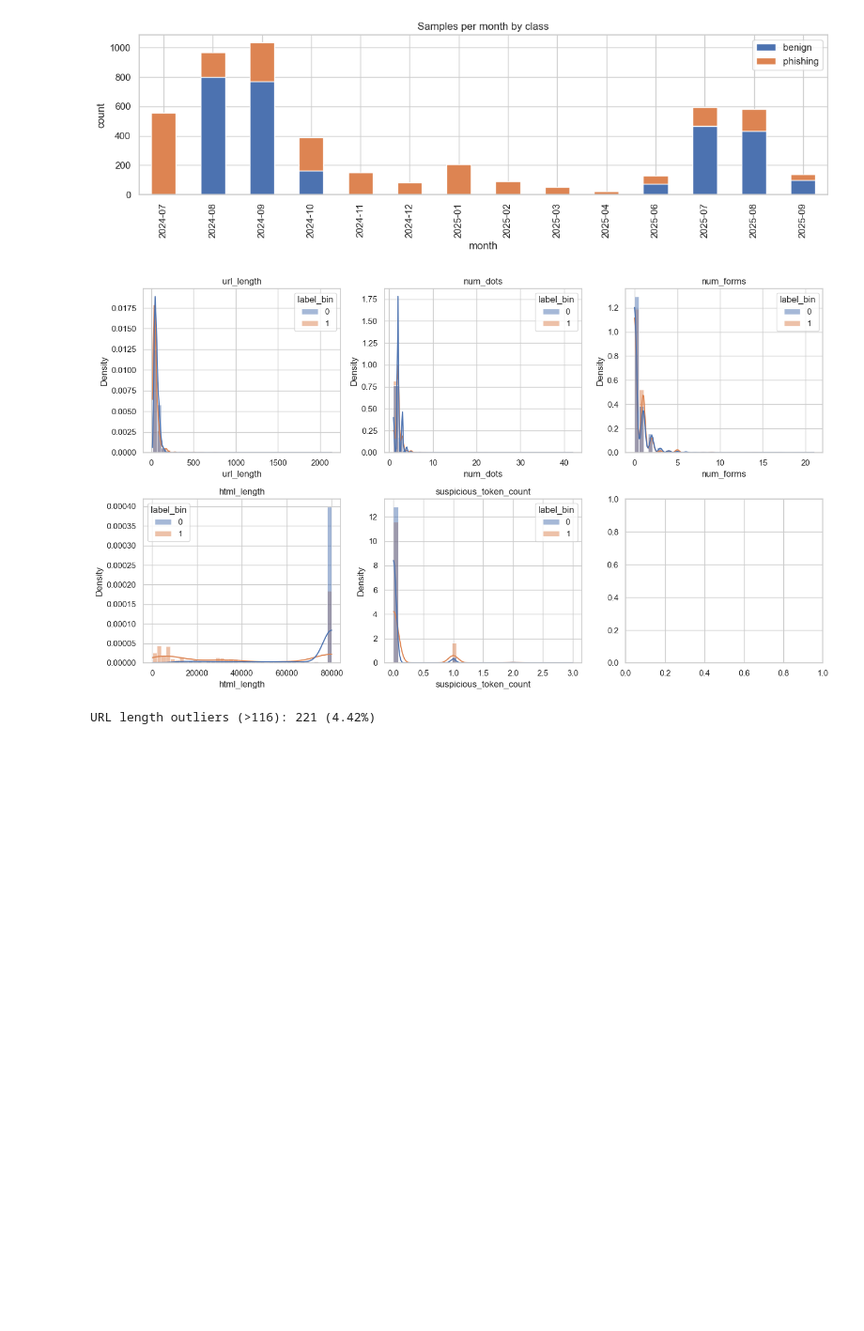
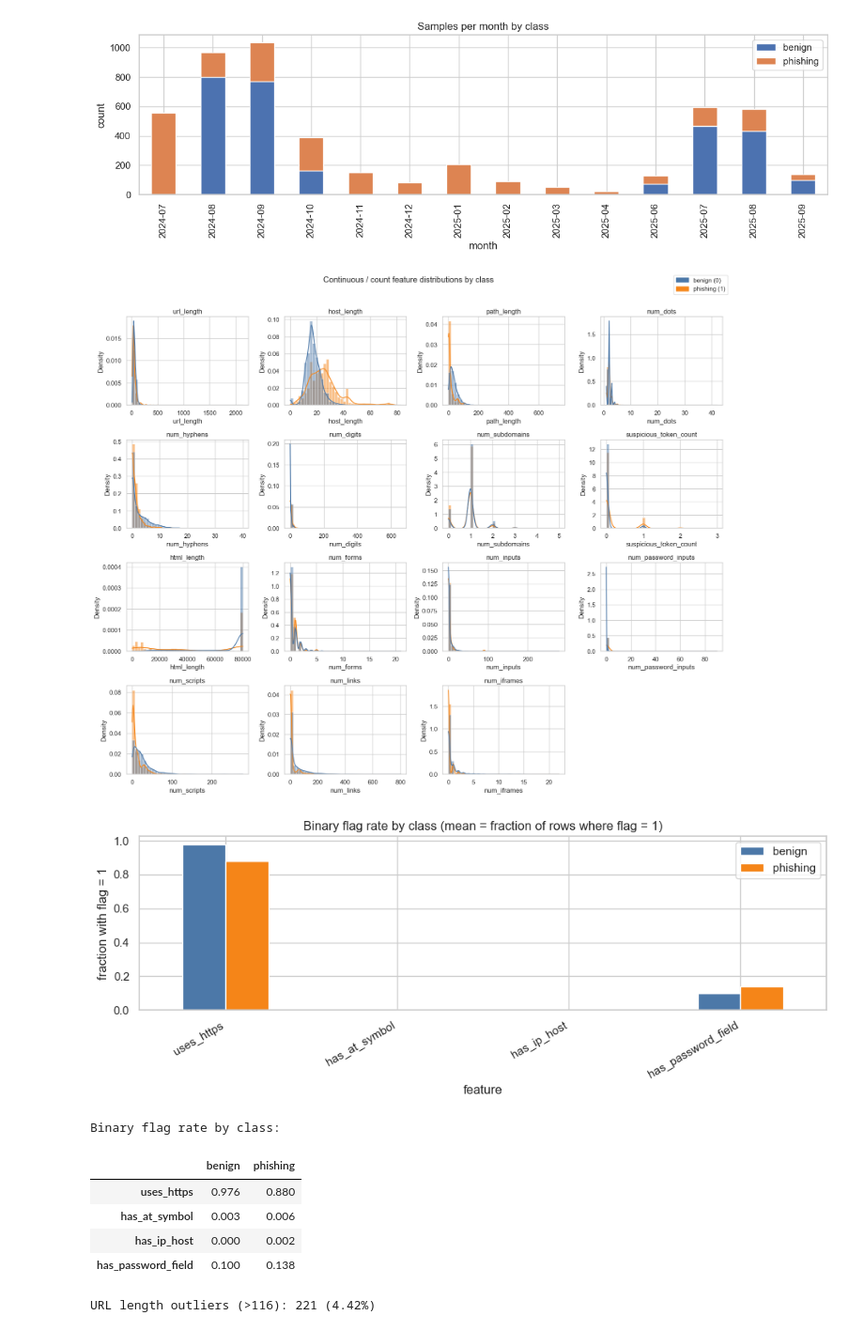
Before and after one commit to ayakhawalid/Data-Science-in-Cyber-Final-Project, a Jupyter notebook: notebooks/phreshphish_analysis.ipynb, the cells around one changed output. Shown at 94% size. Saved outputs shown, nothing was run; the diff lists cells and outputs as text; code cells hidden in the pictures; blank space fills up the shorter version.

```diff
--- a/notebooks/phreshphish_analysis.ipynb
+++ b/notebooks/phreshphish_analysis.ipynb
@@ -363,20 +360,56 @@ else:
 # %% [output]
 [figure]
 # %%
-# Feature distributions by class
-plot_features = ["url_length", "num_dots", "num_forms", "html_length", "suspicious_token_count"]
+# Feature distributions by class: continuous features as histograms,
+# binary 0/1 flags shown separately as per-class rates (a histogram of a flag is uninformative).
+feature_cols = [c for c in eda_df.columns if c != "label_bin"]
+binary_cols = [c for c in feature_cols if eda_df[c].nunique() <= 2]
+continuous_cols = [c for c in feature_cols if c not in binary_cols]
 
-fig, axes = plt.subplots(2, 3, figsize=(14, 8))
+# --- Continuous / count features: density histograms by class ---
+# Fixed palette so colours are unambiguous: blue = benign (0), orange = phishing (1).
+from matplotlib.patches import Patch
+
+class_palette = {0: "#4C78A8", 1: "#F58518"}
+n_cont = len(continuous_cols)
+ncols = 4
+nrows = int(np.ceil(n_cont / ncols))
+fig, axes = plt.subplots(nrows, ncols, figsize=(4 * ncols, 3.2 * nrows))
 axes = axes.ravel()
-
-for ax, feat in zip(axes, plot_features):
-    sns.histplot(data=eda_df, x=feat, hue="label_bin", bins=40, stat="density", common_norm=False, ax=ax, kde=True)
+for ax, feat in zip(axes, continuous_cols):
+    sns.histplot(data=eda_df, x=feat, hue="label_bin", bins=40, stat="density",
+                 common_norm=False, kde=True, ax=ax, legend=False, palette=class_palette)
     ax.set_title(feat)
-
+for extra_ax in axes[n_cont:]:
+    extra_ax.set_visible(False)
+legend_handles = [Patch(color="#4C78A8", label="benign (0)"), Patch(color="#F58518", label="phishing (1)")]
+fig.legend(handles=legend_handles, loc="upper right")
+fig.suptitle("Continuous / count feature distributions by class", y=1.02)
 plt.tight_layout()
 plt.show()
+
+# --- Binary flags: fraction of rows with flag=1, per class ---
+if binary_cols:
+    flag_rates = eda_df.groupby("label_bin")[binary_cols].mean().T
+    flag_rates.columns = ["benign", "phishing"]
+    ax = flag_rates.plot(kind="bar", figsize=(10, 4), color=["#4C78A8", "#F58518"])
+    ax.set_title("Binary flag rate by class (mean = fraction of rows where flag = 1)")
+    ax.set_ylabel("fraction with flag = 1")
+    ax.set_xlabel("feature")
+    plt.xticks(rotation=30, ha="right")
+    plt.tight_layout()
+    plt.show()
+    print("Binary flag rate by class:")
+    display(flag_rates.round(3))
 # %% [output]
-[figure, old version]
+[figure, new version]
+[figure, added]
+Binary flag rate by class:
+|  | benign | phishing |
+| uses_https | 0.976 | 0.880 |
+| has_at_symbol | 0.003 | 0.006 |
+| has_ip_host | 0.000 | 0.002 |
+| has_password_field | 0.100 | 0.138 |
 # %%
 # Outlier check (IQR rule on url_length)
 q1, q3 = eda_df["url_length"].quantile([0.25, 0.75])
```
Also changed, not shown: parts of 11 cells of this notebook, 6 other files.
